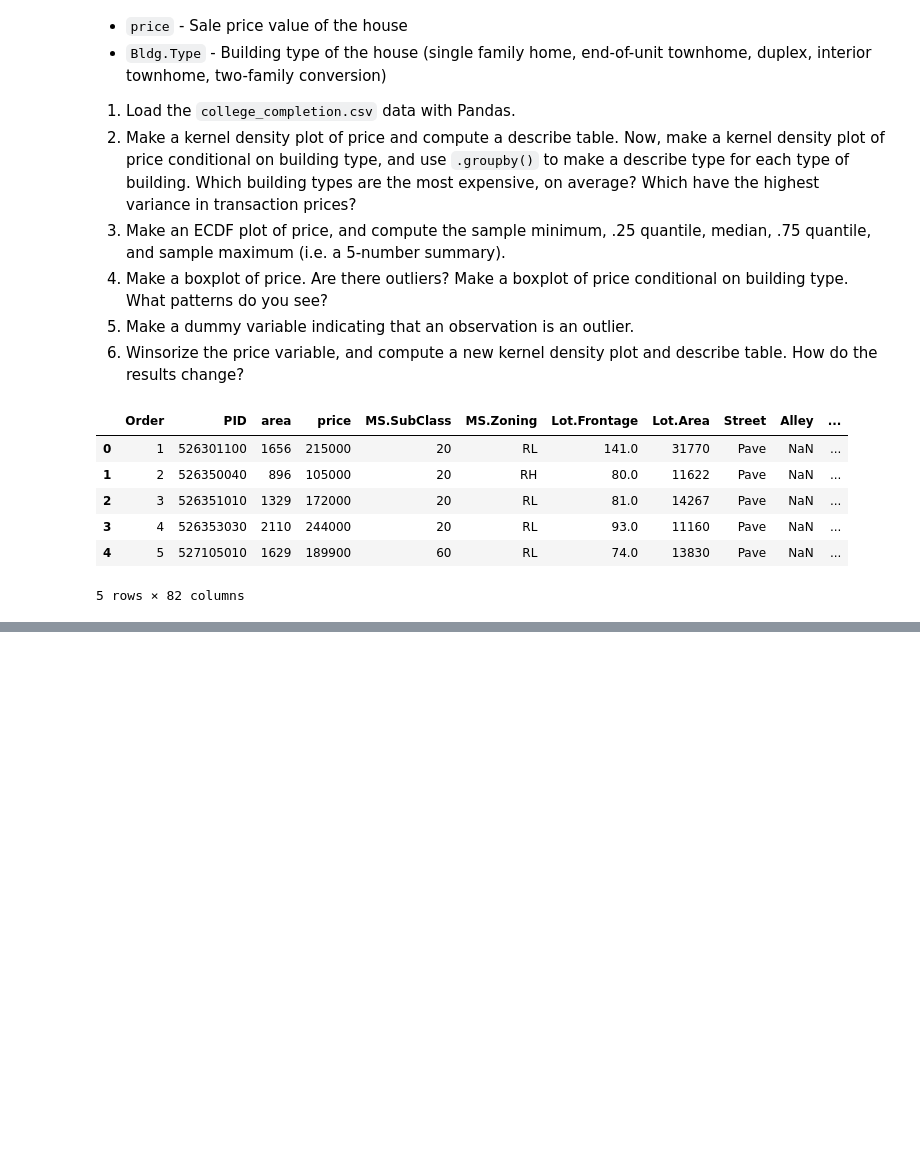
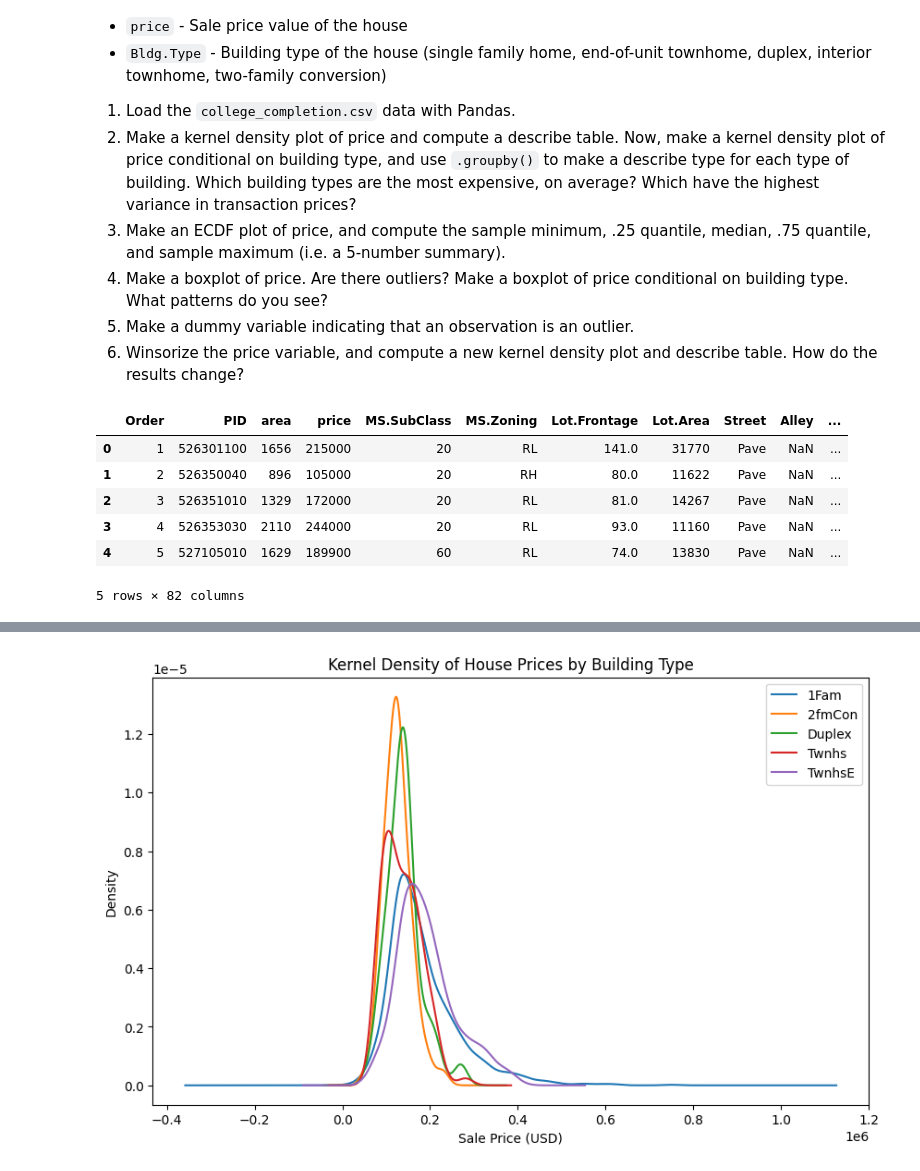
Before and after one commit to richarddo3/undergrad_ml_assignments, a Jupyter notebook: 01_assignment_wrangling_and_eda.ipynb, the cells around one changed output, grey strips where cells are left out. Saved outputs shown, nothing was run; the diff lists cells and outputs as text; code cells hidden in the pictures; blank space fills up the shorter version.

```diff
--- a/01_assignment_wrangling_and_eda.ipynb
+++ b/01_assignment_wrangling_and_eda.ipynb
@@ -683,0 +767,12 @@ ames.head()
+# %%
+plt.figure(figsize=(10,6))
+
+for btype, df in ames.groupby("Bldg.Type"):
+    df["price"].plot(kind="kde", label=btype)
+
+plt.xlabel("Sale Price (USD)")
+plt.title("Kernel Density of House Prices by Building Type")
+plt.legend()
+plt.show()
+# %% [output]
+[figure, added]
```
Also changed, not shown: parts of 29 cells of this notebook.
